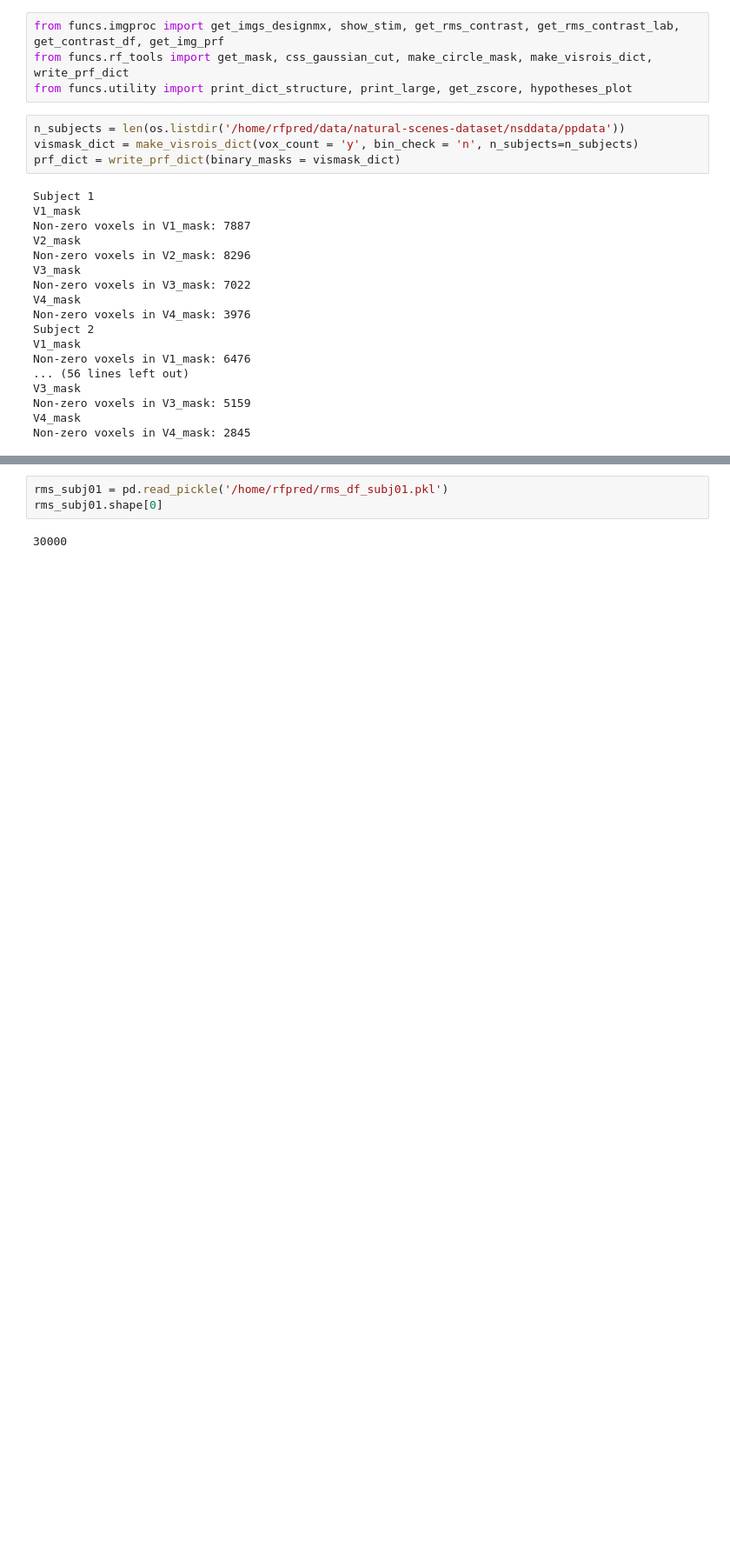
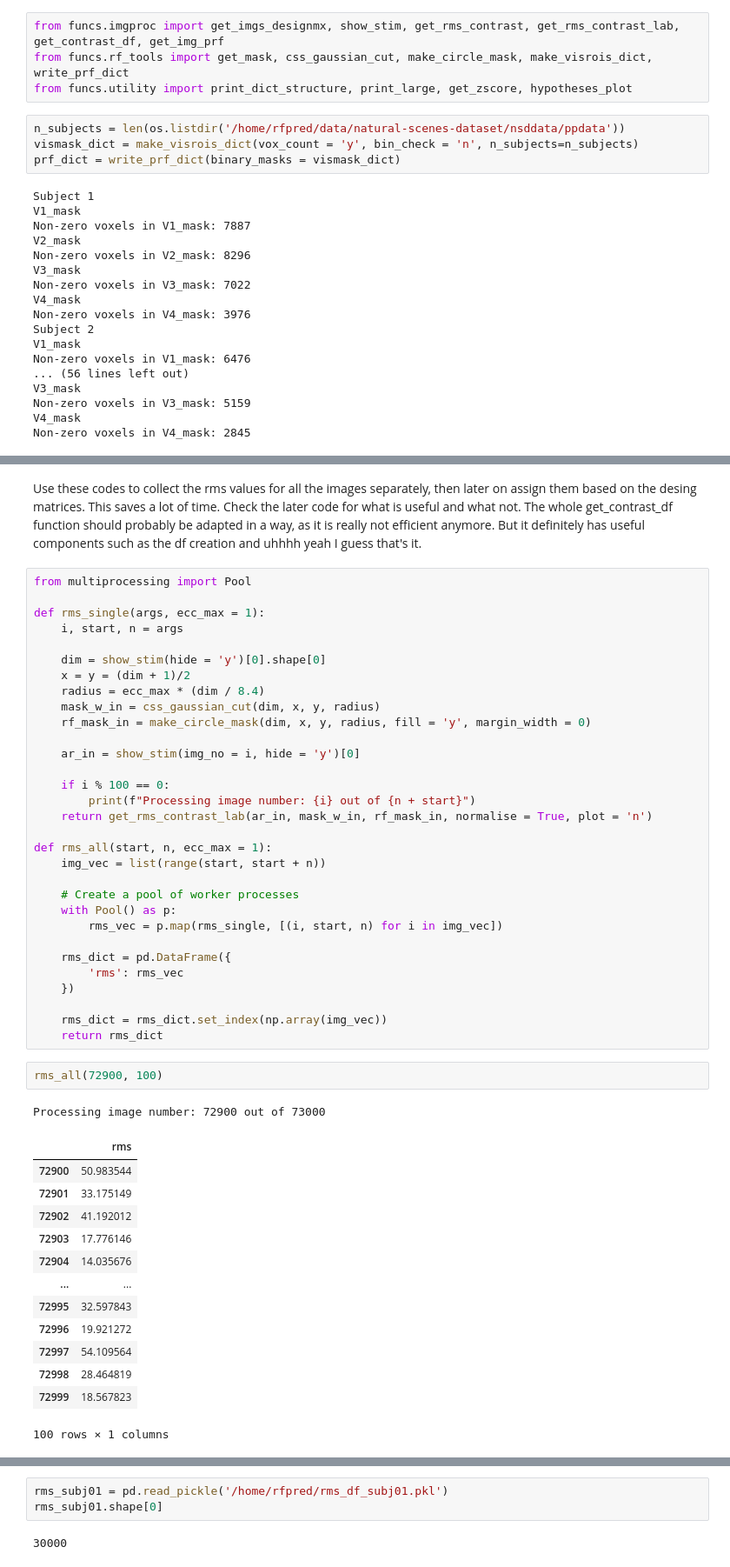
Before and after one commit to WiegerScheurer/spatpred, a Jupyter notebook: notebooks/construction_work.ipynb, the cells around one changed output, grey strips where cells are left out. Shown at 87% size. Drawn from its saved outputs; the diff is of its cells as text; blank space fills up the shorter version.

```diff
--- a/notebooks/construction_work.ipynb
+++ b/notebooks/construction_work.ipynb
@@ -53,0 +87,50 @@ Processing image number: 20 out of 21
+# %% [markdown]
+Use these codes to collect the rms values for all the images separately, then later on assign them based on the desing matrices. This saves a lot of time. Check the later code for what is useful and what not. The whole get_contrast_df function should probably be adapted in a way, as it is really not efficient anymore. But it definitely has useful components such as the df creation and uhhhh yeah I guess that's it.
+# %%
+from multiprocessing import Pool
+
+def rms_single(args, ecc_max = 1):
+    i, start, n = args
+
+    dim = show_stim(hide = 'y')[0].shape[0]
+    x = y = (dim + 1)/2
+    radius = ecc_max * (dim / 8.4)
+    mask_w_in = css_gaussian_cut(dim, x, y, radius)
+    rf_mask_in = make_circle_mask(dim, x, y, radius, fill = 'y', margin_width = 0)
+
+    ar_in = show_stim(img_no = i, hide = 'y')[0]
+
+    if i % 100 == 0:
+        print(f"Processing image number: {i} out of {n + start}")
+    return get_rms_contrast_lab(ar_in, mask_w_in, rf_mask_in, normalise = True, plot = 'n')
+
+def rms_all(start, n, ecc_max = 1):
+    img_vec = list(range(start, start + n))
+
+    # Create a pool of worker processes
+    with Pool() as p:
+        rms_vec = p.map(rms_single, [(i, start, n) for i in img_vec])
+
+    rms_dict = pd.DataFrame({
+        'rms': rms_vec
+    })
+
+    rms_dict = rms_dict.set_index(np.array(img_vec))
+    return rms_dict
+# %%
+rms_all(72900, 100)
+# %% [output]
+Processing image number: 72900 out of 73000
+|  | rms |
+| 72900 | 50.983544 |
+| 72901 | 33.175149 |
+| 72902 | 41.192012 |
+| 72903 | 17.776146 |
+| 72904 | 14.035676 |
+| ... | ... |
+| 72995 | 32.597843 |
+| 72996 | 19.921272 |
+| 72997 | 54.109564 |
+| 72998 | 28.464819 |
+| 72999 | 18.567823 |
+100 rows × 1 columns
```
Also changed, not shown: parts of 18 cells of this notebook, 3 other files.
